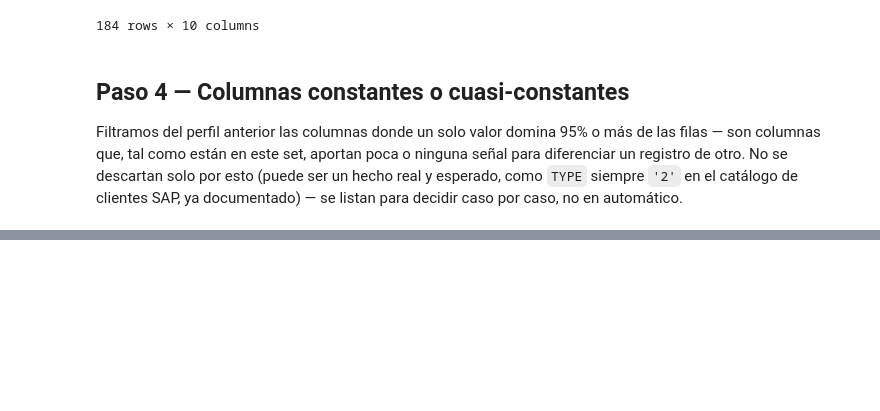
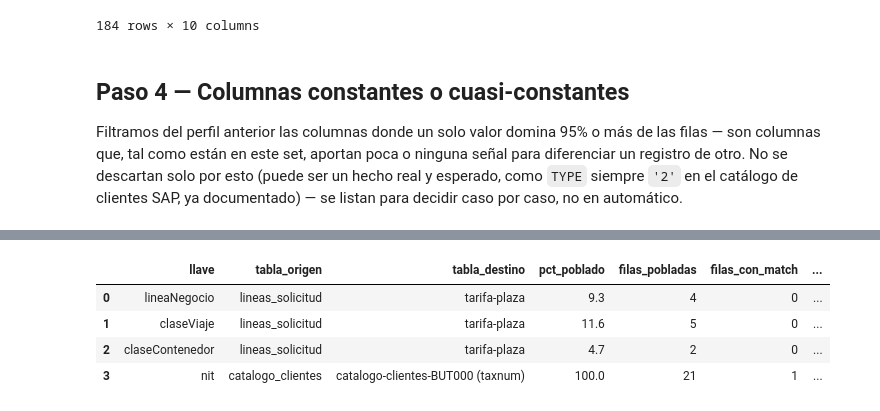
Before and after one commit to InnovacionIA-proyectos/NEXO, a Jupyter notebook: analitica/03-eda-extraccion-4-fuentes/notebooks/01_perfilado_estructural.ipynb, the cells around one changed output, grey strips where cells are left out. Saved outputs shown, nothing was run; the diff lists cells and outputs as text; code cells hidden in the pictures; blank space fills up the shorter version.

Commit message:
Data quality analysis

```diff
--- a/analitica/03-eda-extraccion-4-fuentes/notebooks/01_perfilado_estructural.ipynb
+++ b/analitica/03-eda-extraccion-4-fuentes/notebooks/01_perfilado_estructural.ipynb
@@ -186,0 +197,54 @@ Columnas cuasi-constantes (>=95% un solo valor): 25 de 184
+# %%
+def cobertura_llave(df_origen, col_origen, valores_destino):
+    poblado = df_origen[col_origen].notna()
+    pct_poblado = poblado.mean() * 100
+    valores_poblados = df_origen.loc[poblado, col_origen]
+    hace_match = valores_poblados.isin(valores_destino)
+    n_poblados = len(valores_poblados)
+    pct_match = hace_match.mean() * 100 if n_poblados else float("nan")
+    return pct_poblado, pct_match, n_poblados, int(hace_match.sum())
+
+tabla_lineas_solicitud = tablas["lineas_solicitud"]
+tabla_tarifa_plaza = tablas["tarifa-plaza-tblSAPTarifas-2022-09-01_a_hoy"]
+tabla_catalogo_clientes = tablas["catalogo_clientes"]
+tabla_but000 = tablas["catalogo-clientes-BUT000-organizaciones"]
+
+filas_cobertura = []
+
+for columna_propio, columna_externo in [
+    ("lineaNegocio", "lineanegocio"),
+    ("claseViaje", "claseviaje"),
+    ("claseContenedor", "clasecontenedor"),
+]:
+    valores_destino = set(tabla_tarifa_plaza[columna_externo].dropna().unique())
+    pct_poblado, pct_match, n_poblados, n_match = cobertura_llave(tabla_lineas_solicitud, columna_propio, valores_destino)
+    filas_cobertura.append({
+        "llave": columna_propio,
+        "tabla_origen": "lineas_solicitud",
+        "tabla_destino": "tarifa-plaza",
+        "pct_poblado": round(pct_poblado, 1),
+        "filas_pobladas": n_poblados,
+        "filas_con_match": n_match,
+        "pct_match_de_pobladas": round(pct_match, 1) if n_poblados else None,
+    })
+
+valores_nit_destino = set(tabla_but000["taxnum"].dropna().unique())
+pct_poblado, pct_match, n_poblados, n_match = cobertura_llave(tabla_catalogo_clientes, "nit", valores_nit_destino)
+filas_cobertura.append({
+    "llave": "nit",
+    "tabla_origen": "catalogo_clientes",
+    "tabla_destino": "catalogo-clientes-BUT000 (taxnum)",
+    "pct_poblado": round(pct_poblado, 1),
+    "filas_pobladas": n_poblados,
+    "filas_con_match": n_match,
+    "pct_match_de_pobladas": round(pct_match, 1) if n_poblados else None,
+})
+
+df_cobertura_llaves = pd.DataFrame(filas_cobertura)
+df_cobertura_llaves
+# %% [output]
+|  | llave | tabla_origen | tabla_destino | pct_poblado | filas_pobladas | filas_con_match | ... |
+| 0 | lineaNegocio | lineas_solicitud | tarifa-plaza | 9.3 | 4 | 0 | ... |
+| 1 | claseViaje | lineas_solicitud | tarifa-plaza | 11.6 | 5 | 0 | ... |
+| 2 | claseContenedor | lineas_solicitud | tarifa-plaza | 4.7 | 2 | 0 | ... |
+| 3 | nit | catalogo_clientes | catalogo-clientes-BUT000 (taxnum) | 100.0 | 21 | 1 | ... |
```
Also changed, not shown: parts of 8 cells of this notebook, 19 other files.
